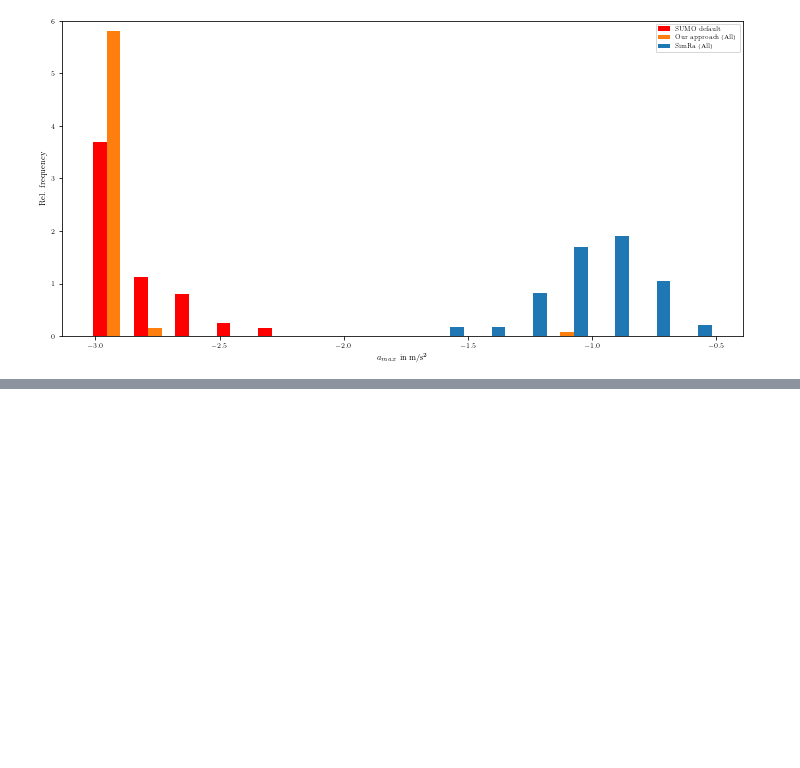
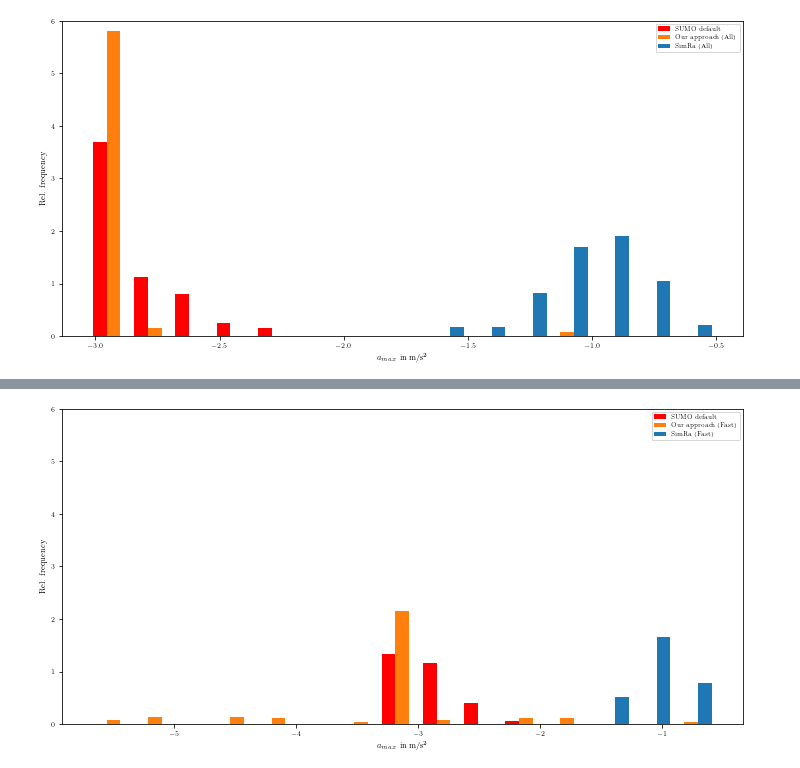
Before and after one commit to alexpagri/data-analytics, a Jupyter notebook: adsp/parameter_evaluation/SUMO_vs_Param_Oranien.ipynb, the cells around one changed output, grey strips where cells are left out. Cells and saved outputs as stored; diff of their text form; code cells hidden in the pictures; blank space fills up the shorter version.

```diff
--- a/adsp/parameter_evaluation/SUMO_vs_Param_Oranien.ipynb
+++ b/adsp/parameter_evaluation/SUMO_vs_Param_Oranien.ipynb
@@ -370,0 +403,14 @@ plt.show()
+# %%
+colors = ['r', u'#ff7f0e', u'#1f77b4']
+
+plt.subplots(figsize = (10, 5))
+
+plt.hist([max_decs_arr[4], max_decs_arr[3], d_simra_fast.values.flatten()], bins=15,rwidth=1,  label=['SUMO default', 'Our approach (Fast)', 'SimRa (Fast)'], color = colors, density=True)
+plt.ylim(0,6)
+plt.ylabel('Rel. frequency')
+plt.legend()
+plt.xlabel(r'$a_{max}$ in m/s²')
+plt.savefig('images/sim_oranien_dec_fast.pdf', bbox_inches='tight')
+plt.show()
+# %% [output]
+[figure, added]
```
Also changed, not shown: parts of 3 cells of this notebook, 3 other files.
